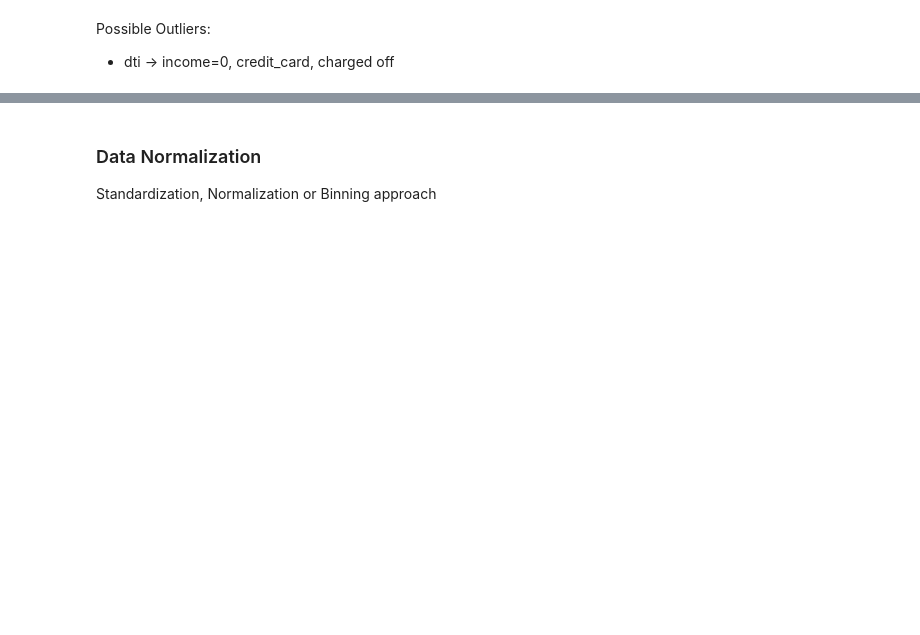
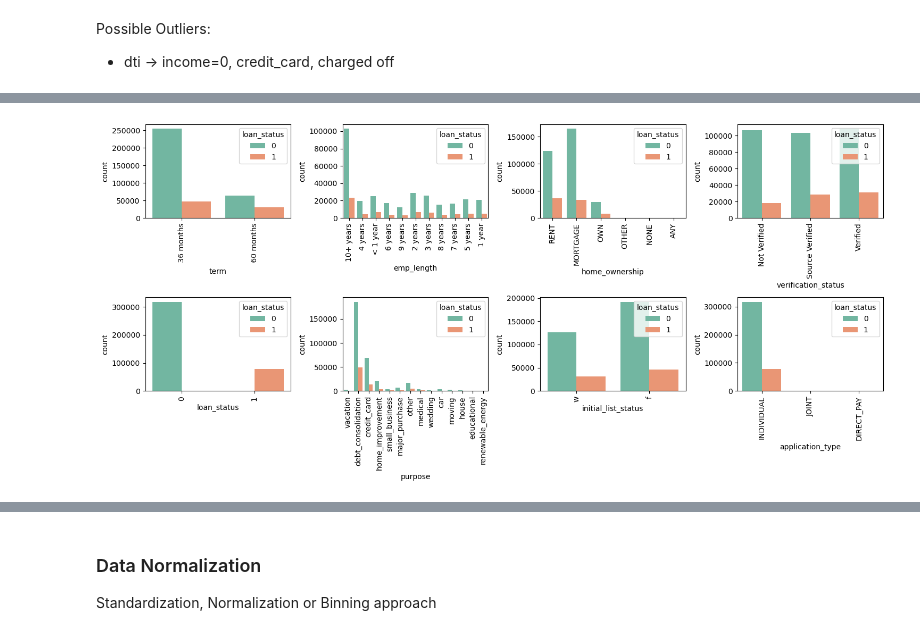
Before and after one commit to Teccaa/Applied_Credit_Risk, a Jupyter notebook: Data_Cleaning.ipynb, the cells around one changed output, grey strips where cells are left out. Saved outputs shown, nothing was run; the diff lists cells and outputs as text; code cells hidden in the pictures; blank space fills up the shorter version.

```diff
--- a/Data_Cleaning.ipynb
+++ b/Data_Cleaning.ipynb
@@ -433,0 +394,15 @@ Boxplot 5% / 95% \
+# %%
+## Plotting Distribution for non-numeric data (only those that don't have many categories)
+
+fig, axes = plt.subplots(nrows=2, ncols=4, figsize=(15, 7), sharex = False, sharey = False)
+axes = axes.ravel()
+
+for col, ax in zip(dist_nn, axes):
+    # default vs non-default
+    sns.countplot(data=data_cleand, x=col, hue="loan_status", palette='Set2', ax=ax)
+    ax.set_xticklabels(ax.get_xticklabels(), rotation=90)
+
+fig.tight_layout()
+plt.show()
+# %% [output]
+[figure, added]
```
Also changed, not shown: parts of 85 cells of this notebook.
